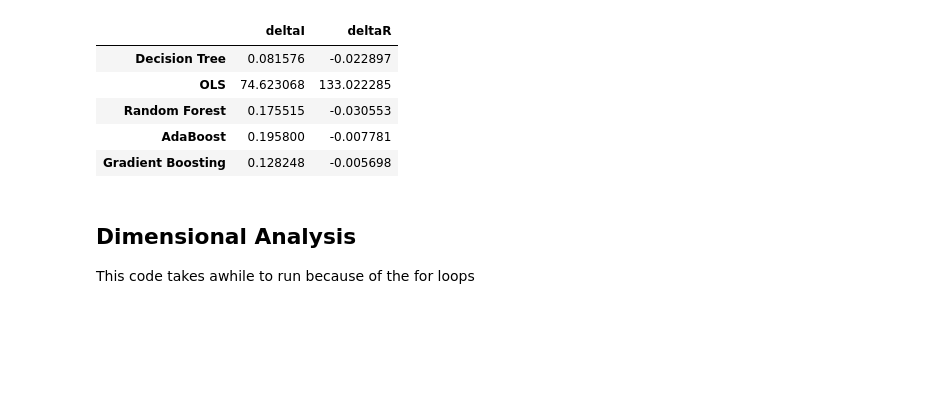
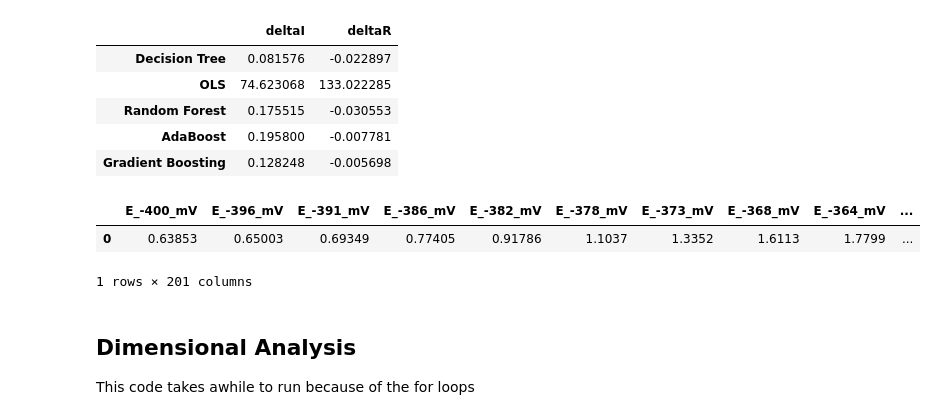
Before and after one commit to Lcollins91/DS_ResearchProject_ND, a Jupyter notebook: Hexagon_Spec_Models.ipynb, the cells around one changed output. Saved outputs shown, nothing was run; the diff lists cells and outputs as text; code cells hidden in the pictures; blank space fills up the shorter version.

```diff
--- a/Hexagon_Spec_Models.ipynb
+++ b/Hexagon_Spec_Models.ipynb
@@ -341,6 +352,12 @@ predictedPhases
 | Random Forest | 0.175515 | -0.030553 |
 | AdaBoost | 0.195800 | -0.007781 |
 | Gradient Boosting | 0.128248 | -0.005698 |
+# %%
+exp_data
+# %% [output]
+|  | E_-400_mV | E_-396_mV | E_-391_mV | E_-386_mV | E_-382_mV | E_-378_mV | E_-373_mV | E_-368_mV | E_-364_mV | ... |
+| 0 | 0.63853 | 0.65003 | 0.69349 | 0.77405 | 0.91786 | 1.1037 | 1.3352 | 1.6113 | 1.7799 | ... |
+1 rows × 201 columns
 # %% [markdown]
 ## Dimensional Analysis
 This code takes awhile to run because of the for loops
```
Also changed, not shown: parts of 2 cells of this notebook, 1 other file.
